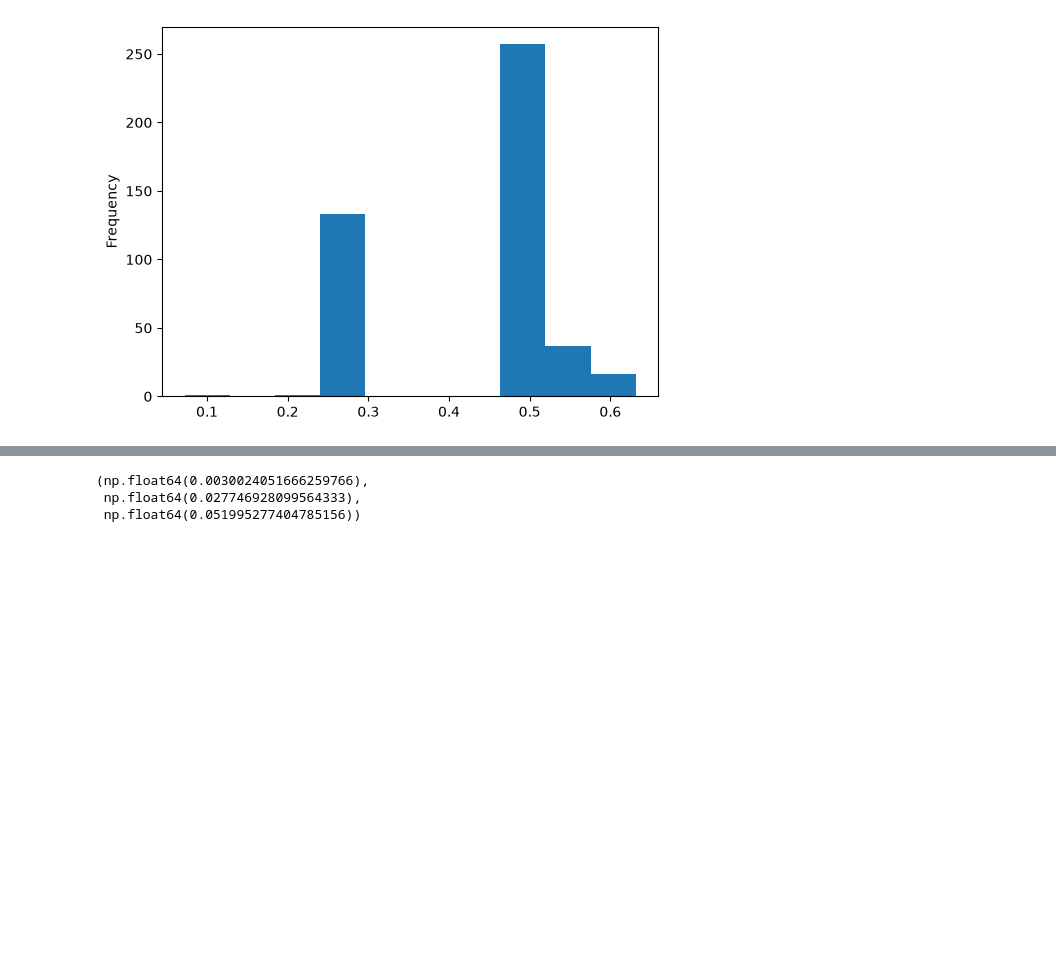
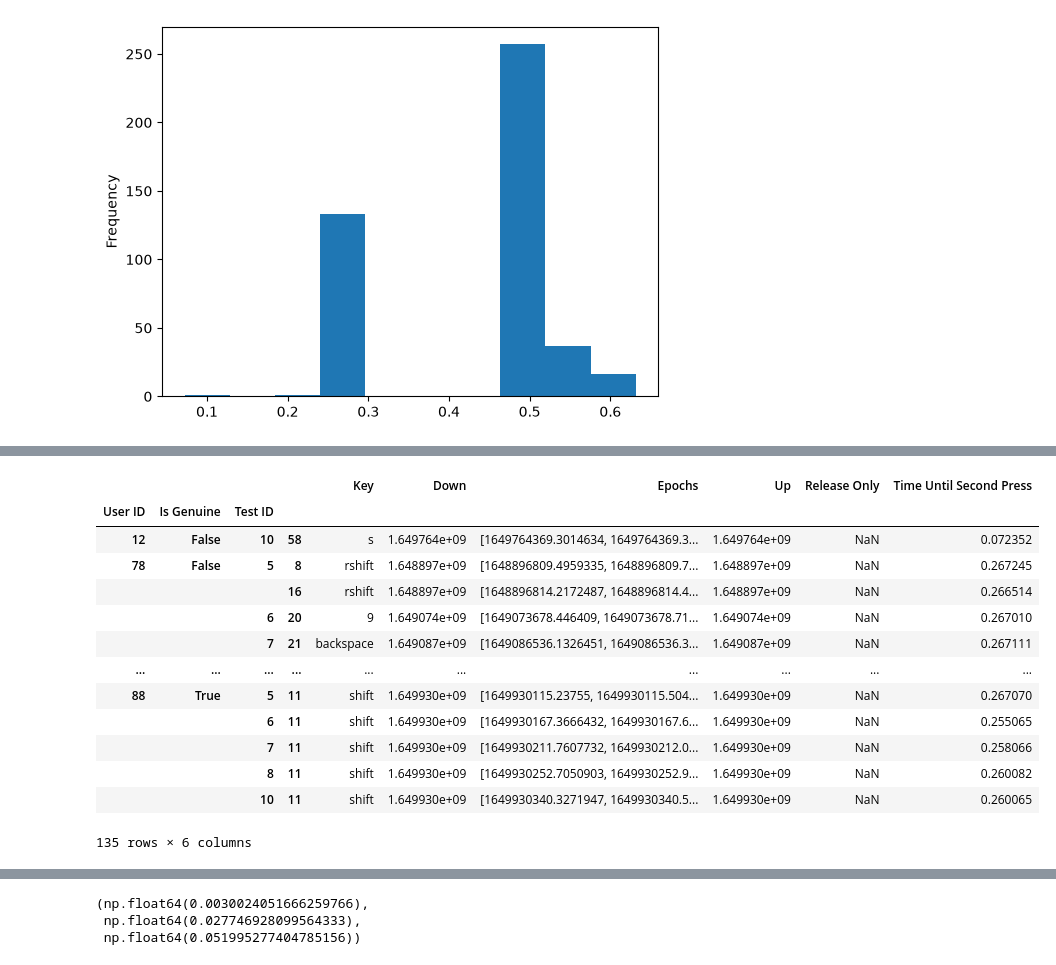
Before and after one commit to m-heldt/behavioral-ml, a Jupyter notebook: notebooks/features.ipynb, the cells around one changed output, grey strips where cells are left out. Cells and saved outputs as stored; diff of their text form; code cells hidden in the pictures; blank space fills up the shorter version.

```diff
--- a/notebooks/features.ipynb
+++ b/notebooks/features.ipynb
@@ -721,4 +832,20 @@ prolonged_key_df["Time Until Second Press"].plot(kind="hist");
 # %%
 quicker_df = prolonged_key_df[prolonged_key_df["Time Until Second Press"] < 0.3]
+quicker_df
+# %% [output]
+|  |  |  |  | Key | Down | Epochs | Up | Release Only | Time Until Second Press |
+| User ID | Is Genuine | Test ID |  |  |  |  |  |  |  |
+| 12 | False | 10 | 58 | s | 1.649764e+09 | [1649764369.3014634, 1649764369.3... | 1.649764e+09 | NaN | 0.072352 |
+| 78 | False | 5 | 8 | rshift | 1.648897e+09 | [1648896809.4959335, 1648896809.7... | 1.648897e+09 | NaN | 0.267245 |
+|  |  |  | 16 | rshift | 1.648897e+09 | [1648896814.2172487, 1648896814.4... | 1.648897e+09 | NaN | 0.266514 |
+|  |  | 6 | 20 | 9 | 1.649074e+09 | [1649073678.446409, 1649073678.71... | 1.649074e+09 | NaN | 0.267010 |
+|  |  | 7 | 21 | backspace | 1.649087e+09 | [1649086536.1326451, 1649086536.3... | 1.649087e+09 | NaN | 0.267111 |
+| ... | ... | ... | ... | ... | ... | ... | ... | ... | ... |
+| 88 | True | 5 | 11 | shift | 1.649930e+09 | [1649930115.23755, 1649930115.504... | 1.649930e+09 | NaN | 0.267070 |
+|  |  | 6 | 11 | shift | 1.649930e+09 | [1649930167.3666432, 1649930167.6... | 1.649930e+09 | NaN | 0.255065 |
+|  |  | 7 | 11 | shift | 1.649930e+09 | [1649930211.7607732, 1649930212.0... | 1.649930e+09 | NaN | 0.258066 |
+|  |  | 8 | 11 | shift | 1.649930e+09 | [1649930252.7050903, 1649930252.9... | 1.649930e+09 | NaN | 0.260082 |
+|  |  | 10 | 11 | shift | 1.649930e+09 | [1649930340.3271947, 1649930340.5... | 1.649930e+09 | NaN | 0.260065 |
+135 rows × 6 columns
 # %%
 longer_df = prolonged_key_df[prolonged_key_df["Time Until Second Press"] > 0.3]
```
Also changed, not shown: parts of 58 cells of this notebook.
